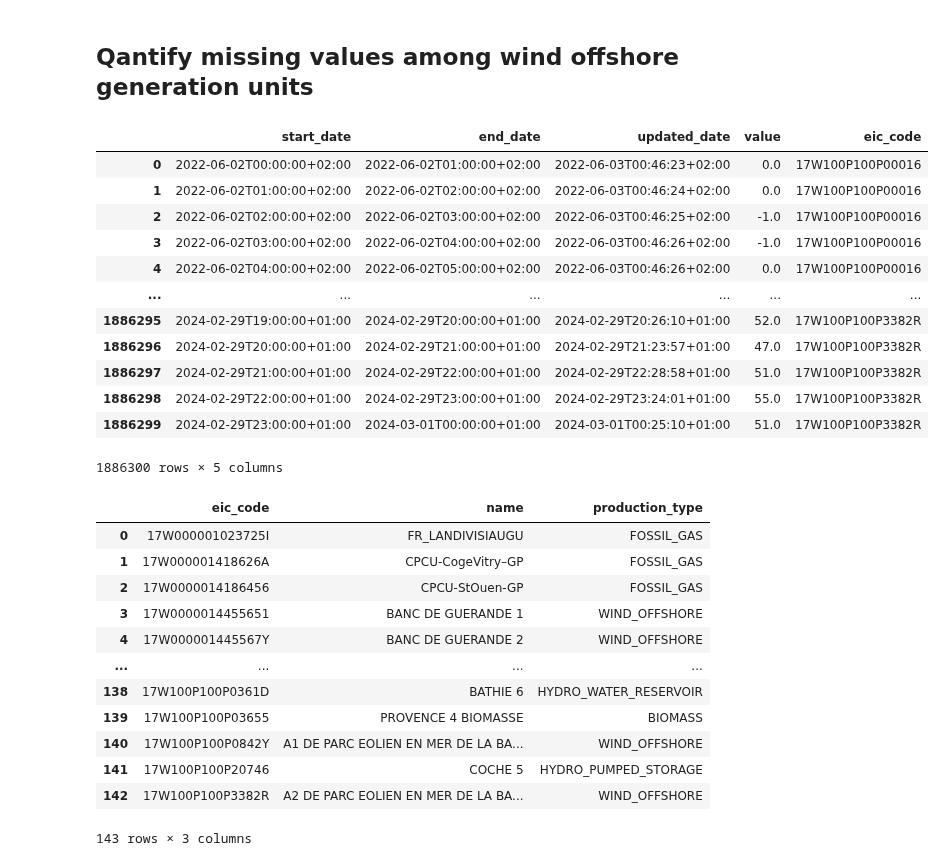
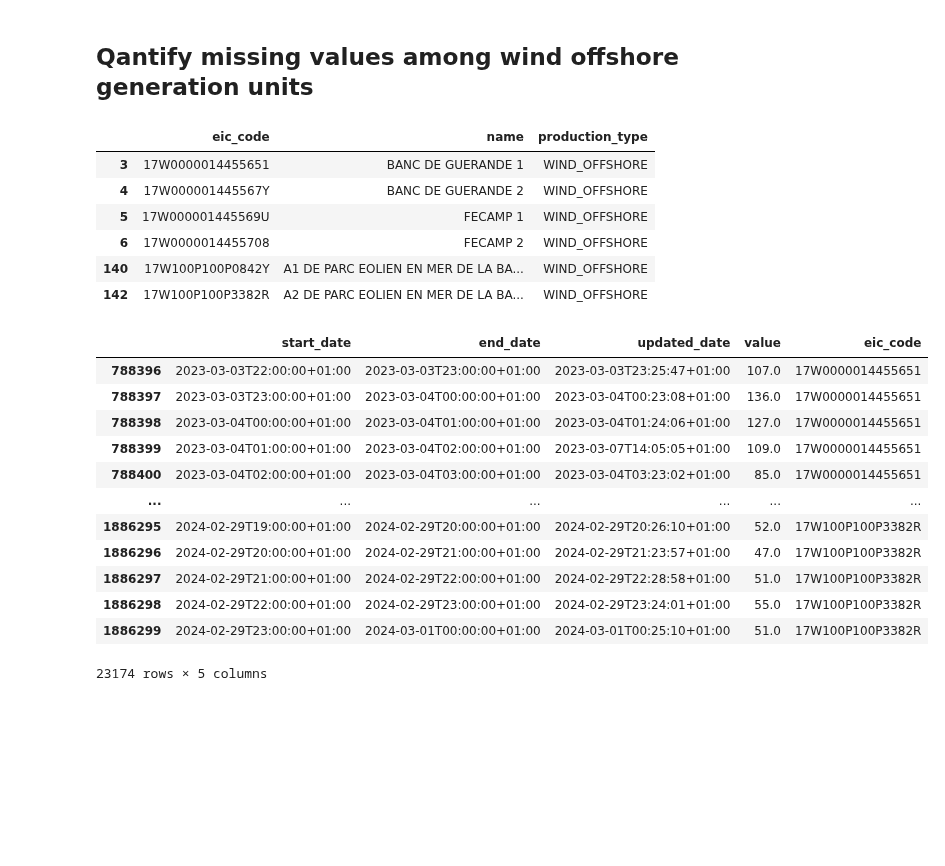
Before and after one commit to DridrM/renewable-energy-forecast, a Jupyter notebook: notebooks/preprocessing_exploration/preprocessing_2.ipynb, the cells around one changed output. Drawn from its saved outputs; the diff is of its cells as text; code cells hidden in the pictures; blank space fills up the shorter version.

```diff
--- a/notebooks/preprocessing_exploration/preprocessing_2.ipynb
+++ b/notebooks/preprocessing_exploration/preprocessing_2.ipynb
@@ -43,36 +44,34 @@ ressource_2_gen_data = get_rte_data(ressource_nb = ressource_nb,
 ################################################
 
 ressource_2_units = get_rte_units_names(ressource_nb = ressource_nb)
-# %%
-display(ressource_2_gen_data)
-display(ressource_2_units)
-# %% [output]
-|  | start_date | end_date | updated_date | value | eic_code |
-| 0 | 2022-06-02T00:00:00+02:00 | 2022-06-02T01:00:00+02:00 | 2022-06-03T00:46:23+02:00 | 0.0 | 17W100P100P00016 |
-| 1 | 2022-06-02T01:00:00+02:00 | 2022-06-02T02:00:00+02:00 | 2022-06-03T00:46:24+02:00 | 0.0 | 17W100P100P00016 |
-| 2 | 2022-06-02T02:00:00+02:00 | 2022-06-02T03:00:00+02:00 | 2022-06-03T00:46:25+02:00 | -1.0 | 17W100P100P00016 |
-| 3 | 2022-06-02T03:00:00+02:00 | 2022-06-02T04:00:00+02:00 | 2022-06-03T00:46:26+02:00 | -1.0 | 17W100P100P00016 |
-| 4 | 2022-06-02T04:00:00+02:00 | 2022-06-02T05:00:00+02:00 | 2022-06-03T00:46:26+02:00 | 0.0 | 17W100P100P00016 |
-| ... | ... | ... | ... | ... | ... |
-| 1886295 | 2024-02-29T19:00:00+01:00 | 2024-02-29T20:00:00+01:00 | 2024-02-29T20:26:10+01:00 | 52.0 | 17W100P100P3382R |
-| 1886296 | 2024-02-29T20:00:00+01:00 | 2024-02-29T21:00:00+01:00 | 2024-02-29T21:23:57+01:00 | 47.0 | 17W100P100P3382R |
-| 1886297 | 2024-02-29T21:00:00+01:00 | 2024-02-29T22:00:00+01:00 | 2024-02-29T22:28:58+01:00 | 51.0 | 17W100P100P3382R |
-| 1886298 | 2024-02-29T22:00:00+01:00 | 2024-02-29T23:00:00+01:00 | 2024-02-29T23:24:01+01:00 | 55.0 | 17W100P100P3382R |
-| 1886299 | 2024-02-29T23:00:00+01:00 | 2024-03-01T00:00:00+01:00 | 2024-03-01T00:25:10+01:00 | 51.0 | 17W100P100P3382R |
-1886300 rows × 5 columns
-|  | eic_code | name | production_type |
-| 0 | 17W000001023725I | FR_LANDIVISIAUGU | FOSSIL_GAS |
-| 1 | 17W000001418626A | CPCU-CogeVitry–GP | FOSSIL_GAS |
-| 2 | 17W0000014186456 | CPCU-StOuen-GP | FOSSIL_GAS |
-| 3 | 17W0000014455651 | BANC DE GUERANDE 1 | WIND_OFFSHORE |
-| 4 | 17W000001445567Y | BANC DE GUERANDE 2 | WIND_OFFSHORE |
-| ... | ... | ... | ... |
-| 138 | 17W100P100P0361D | BATHIE 6 | HYDRO_WATER_RESERVOIR |
-| 139 | 17W100P100P03655 | PROVENCE 4 BIOMASSE | BIOMASS |
-| 140 | 17W100P100P0842Y | A1 DE PARC EOLIEN EN MER DE LA BA... | WIND_OFFSHORE |
-| 141 | 17W100P100P20746 | COCHE 5 | HYDRO_PUMPED_STORAGE |
-| 142 | 17W100P100P3382R | A2 DE PARC EOLIEN EN MER DE LA BA... | WIND_OFFSHORE |
-143 rows × 3 columns
+# %%
+# Show units names and values for wind offshore generation type
+wind_offshore_units = ressource_2_units.loc[ressource_2_units["production_type"] == "WIND_OFFSHORE", :]
+wind_offshore_gen_data = ressource_2_gen_data.loc[ressource_2_gen_data["eic_code"].isin(wind_offshore_units["eic_code"]), :]
+
+display(wind_offshore_units)
+display(wind_offshore_gen_data)
+# %% [output]
+|  | eic_code | name | production_type |
+| 3 | 17W0000014455651 | BANC DE GUERANDE 1 | WIND_OFFSHORE |
+| 4 | 17W000001445567Y | BANC DE GUERANDE 2 | WIND_OFFSHORE |
+| 5 | 17W000001445569U | FECAMP 1 | WIND_OFFSHORE |
+| 6 | 17W0000014455708 | FECAMP 2 | WIND_OFFSHORE |
+| 140 | 17W100P100P0842Y | A1 DE PARC EOLIEN EN MER DE LA BA... | WIND_OFFSHORE |
+| 142 | 17W100P100P3382R | A2 DE PARC EOLIEN EN MER DE LA BA... | WIND_OFFSHORE |
+|  | start_date | end_date | updated_date | value | eic_code |
+| 788396 | 2023-03-03T22:00:00+01:00 | 2023-03-03T23:00:00+01:00 | 2023-03-03T23:25:47+01:00 | 107.0 | 17W0000014455651 |
+| 788397 | 2023-03-03T23:00:00+01:00 | 2023-03-04T00:00:00+01:00 | 2023-03-04T00:23:08+01:00 | 136.0 | 17W0000014455651 |
+| 788398 | 2023-03-04T00:00:00+01:00 | 2023-03-04T01:00:00+01:00 | 2023-03-04T01:24:06+01:00 | 127.0 | 17W0000014455651 |
+| 788399 | 2023-03-04T01:00:00+01:00 | 2023-03-04T02:00:00+01:00 | 2023-03-07T14:05:05+01:00 | 109.0 | 17W0000014455651 |
+| 788400 | 2023-03-04T02:00:00+01:00 | 2023-03-04T03:00:00+01:00 | 2023-03-04T03:23:02+01:00 | 85.0 | 17W0000014455651 |
+| ... | ... | ... | ... | ... | ... |
+| 1886295 | 2024-02-29T19:00:00+01:00 | 2024-02-29T20:00:00+01:00 | 2024-02-29T20:26:10+01:00 | 52.0 | 17W100P100P3382R |
+| 1886296 | 2024-02-29T20:00:00+01:00 | 2024-02-29T21:00:00+01:00 | 2024-02-29T21:23:57+01:00 | 47.0 | 17W100P100P3382R |
+| 1886297 | 2024-02-29T21:00:00+01:00 | 2024-02-29T22:00:00+01:00 | 2024-02-29T22:28:58+01:00 | 51.0 | 17W100P100P3382R |
+| 1886298 | 2024-02-29T22:00:00+01:00 | 2024-02-29T23:00:00+01:00 | 2024-02-29T23:24:01+01:00 | 55.0 | 17W100P100P3382R |
+| 1886299 | 2024-02-29T23:00:00+01:00 | 2024-03-01T00:00:00+01:00 | 2024-03-01T00:25:10+01:00 | 51.0 | 17W100P100P3382R |
+23174 rows × 5 columns
 # %%
 ################################################################################
 # 3/ Show missing datas characteristics for each wind offshore generation unit #
```
Also changed, not shown: parts of 4 cells of this notebook, 1 other file.
